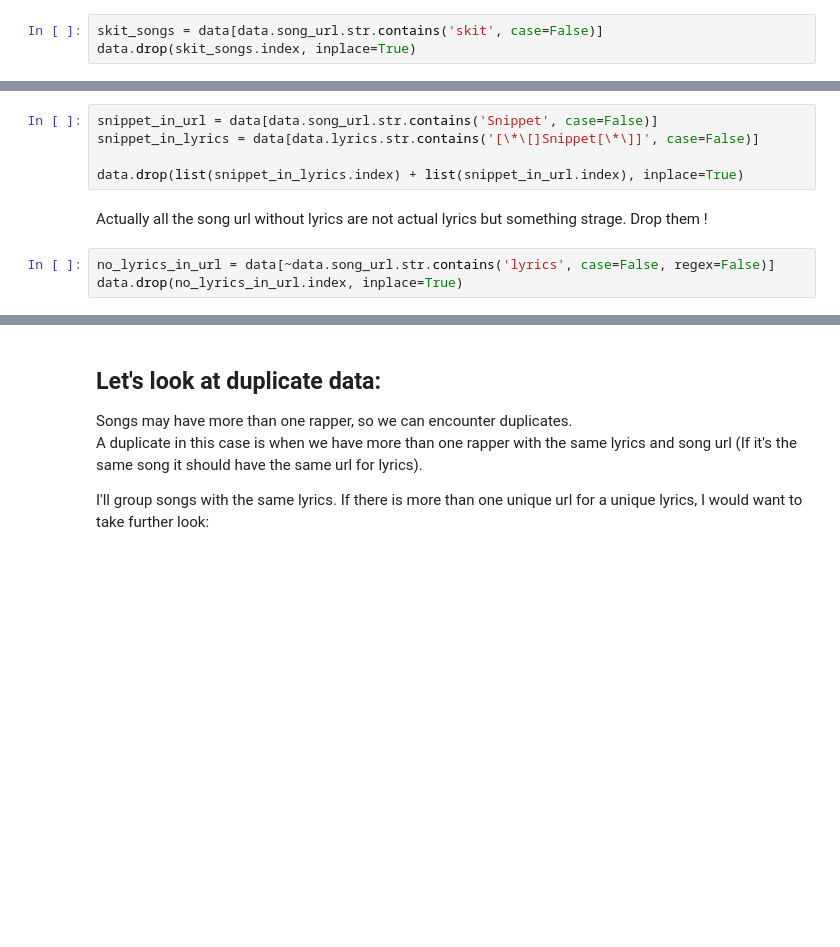
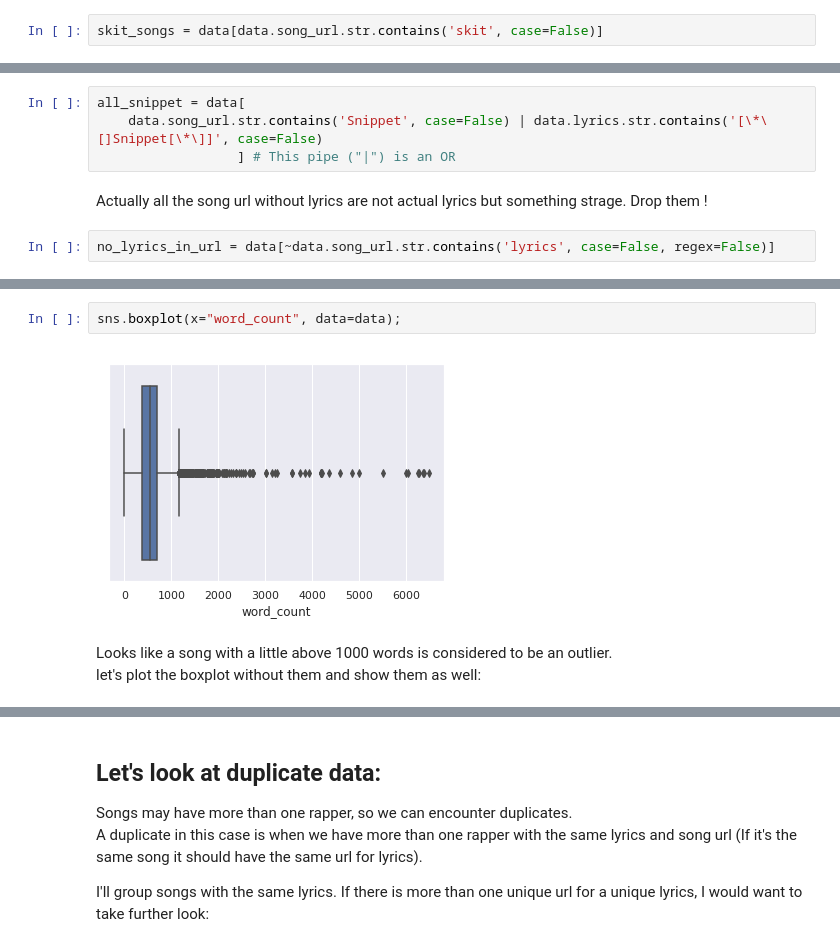
Before and after one commit to arielszabo/Old_n_New_School_Rap, a Jupyter notebook: Old_VS_New.ipynb, the cells around one changed output, grey strips where cells are left out. Cells and saved outputs as stored; diff of their text form; blank space fills up the shorter version.

```diff
--- a/Old_VS_New.ipynb
+++ b/Old_VS_New.ipynb
@@ -97,5 +112,4 @@ As I was looking at the lyrics I found some [skits](https://en.wikipedia.org/wik
 This is something we don't want in our data:
 # %%
 skit_songs = data[data.song_url.str.contains('skit', case=False)]
-data.drop(skit_songs.index, inplace=True)
 # %% [markdown]
@@ -103,11 +117,9 @@ Similarly to the skits I found there are snippet lyrics. <br/>
 It's some times written in the actual url and some times it's in the lyrics themselves (with square brackets or with the * symbol around them).
 # %%
-snippet_in_url = data[data.song_url.str.contains('Snippet', case=False)]
-snippet_in_lyrics = data[data.lyrics.str.contains('[\*\[]Snippet[\*\]]', case=False)]
-
-data.drop(list(snippet_in_lyrics.index) + list(snippet_in_url.index), inplace=True)
+all_snippet = data[
+    data.song_url.str.contains('Snippet', case=False) | data.lyrics.str.contains('[\*\[]Snippet[\*\]]', case=False)
+                  ] # This pipe ("|") is an OR
 # %% [markdown]
 Actually all the song url without lyrics are not actual lyrics but something strage. Drop them !
 # %%
 no_lyrics_in_url = data[~data.song_url.str.contains('lyrics', case=False, regex=False)]
-data.drop(no_lyrics_in_url.index, inplace=True)
@@ -131,0 +146,7 @@ data['clean_lyrics'] = data['lyrics'].apply(clean_song_lyrics)
+# %%
+sns.boxplot(x="word_count", data=data);
+# %% [output]
+[figure, added]
+# %% [markdown]
+Looks like a song with a little above 1000 words is considered to be an outlier.<br/>
+let's plot the boxplot without them and show them as well:
```
Also changed, not shown: parts of 63 cells of this notebook.
